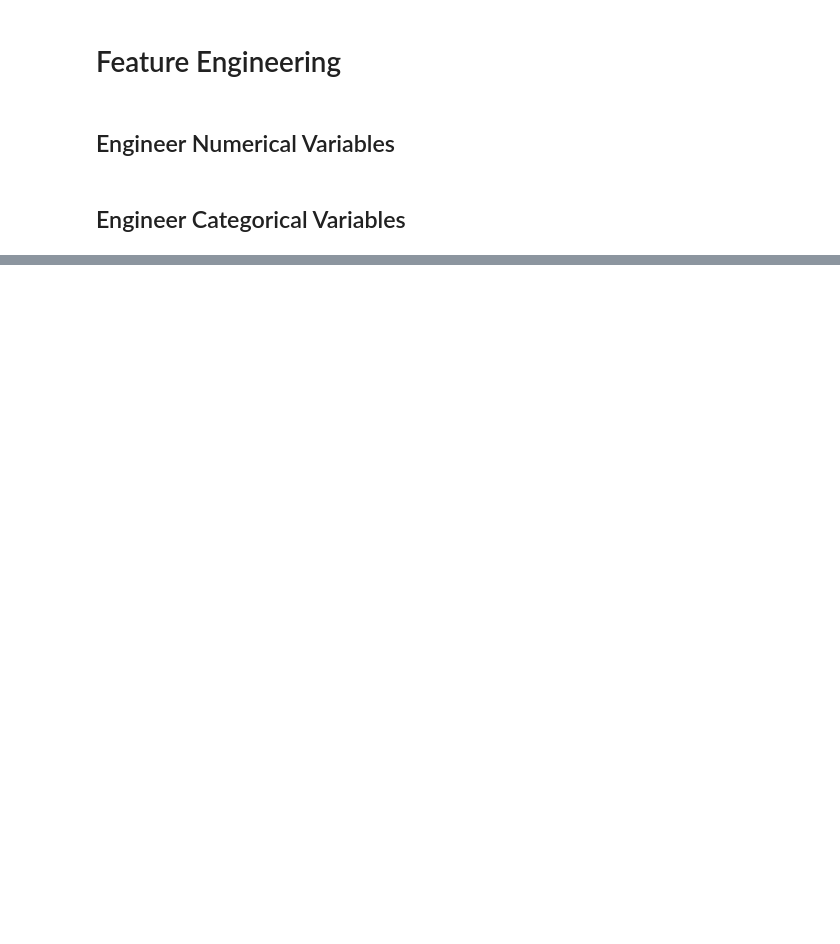
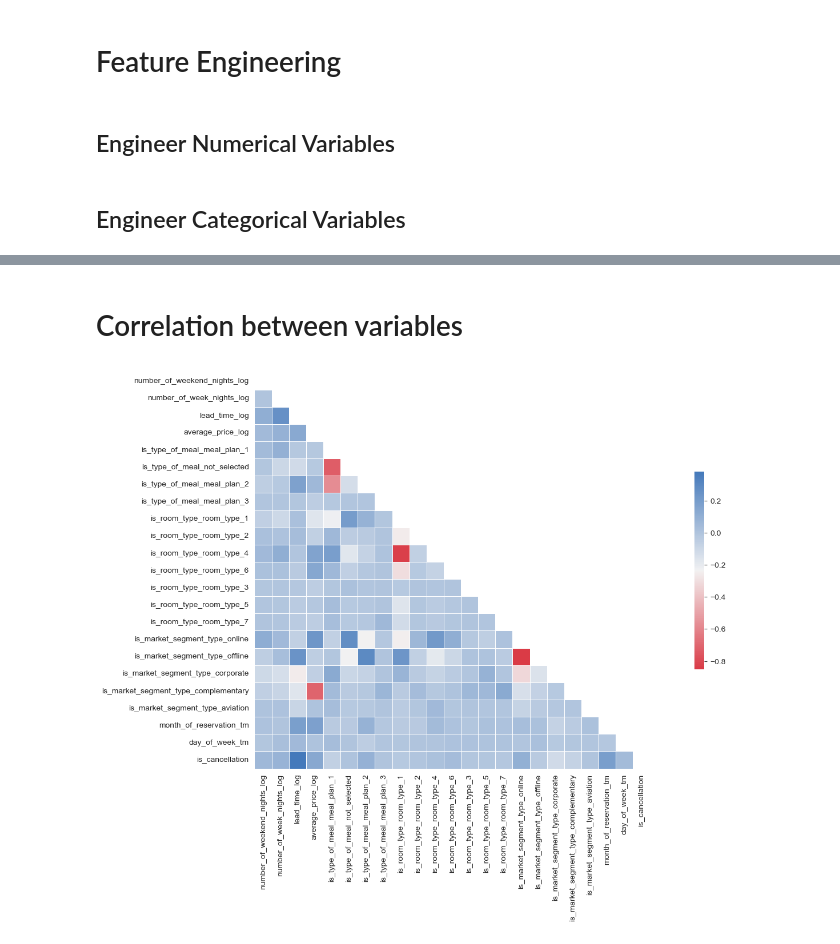
Before and after one commit to Morgan-Sell/no-vacancy, a Jupyter notebook: no_vacancy_eda.ipynb, the cells around one changed output, grey strips where cells are left out. Cells and saved outputs as stored; diff of their text form; code cells hidden in the pictures; blank space fills up the shorter version.

```diff
--- a/no_vacancy_eda.ipynb
+++ b/no_vacancy_eda.ipynb
@@ -471,0 +537,33 @@ df_train_log.columns = [col + "_log" for col in df_train_log.columns]
+# %% [markdown]
+# Correlation between variables
+# %%
+# compute correlations
+corr = df_train_master.corr()
+
+# Exclude duplicate correlations by masking upper-right values
+mask = np.zeros_like(corr, dtype=bool)
+mask[np.triu_indices_from(mask)] = True
+
+# Set background color
+sns.set_style(style="white")
+
+# Set up matplotlib figure
+fig, ax = plt.subplots(figsize=(20,9))
+
+# Add diverging colormap
+cmap = sns.diverging_palette(10, 250, as_cmap=True)
+
+# Draw correlation plot
+sns.heatmap(
+    corr,
+    mask=mask,
+    cmap=cmap,
+    square=True,
+    linewidths=0.5,
+    cbar_kws={"shrink": 0.5},
+    ax=ax
+)
+
+plt.show();
+# %% [output]
+[figure, added]
```
Also changed, not shown: parts of 19 cells of this notebook.
